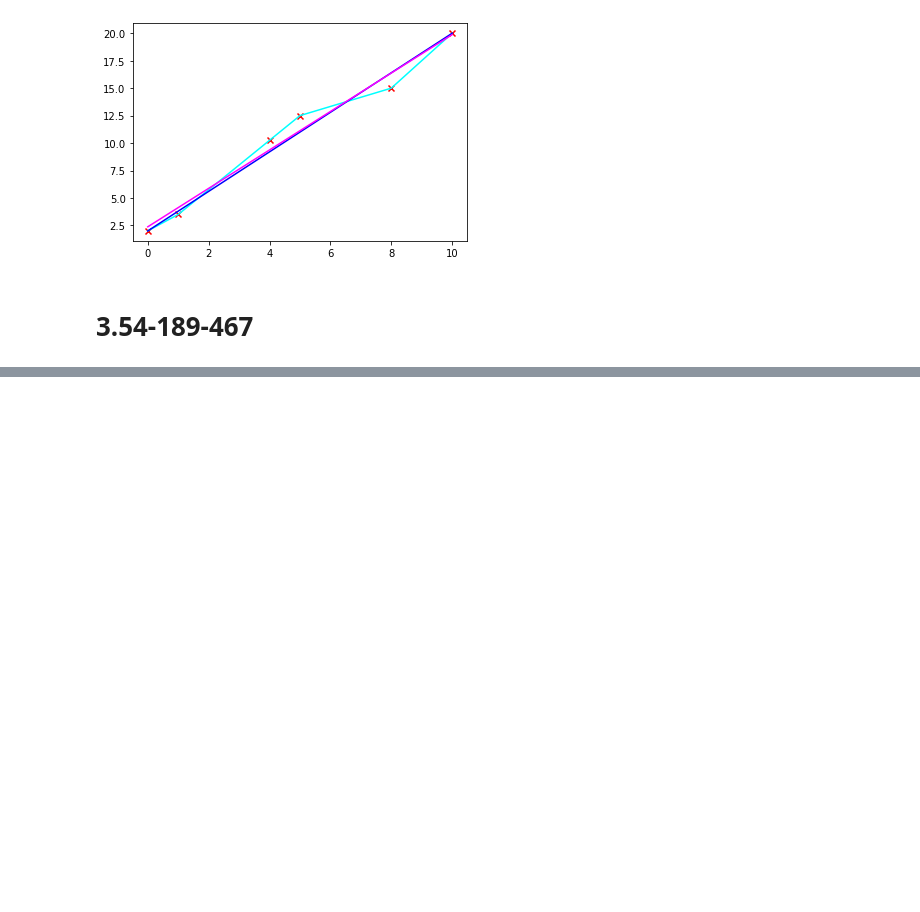
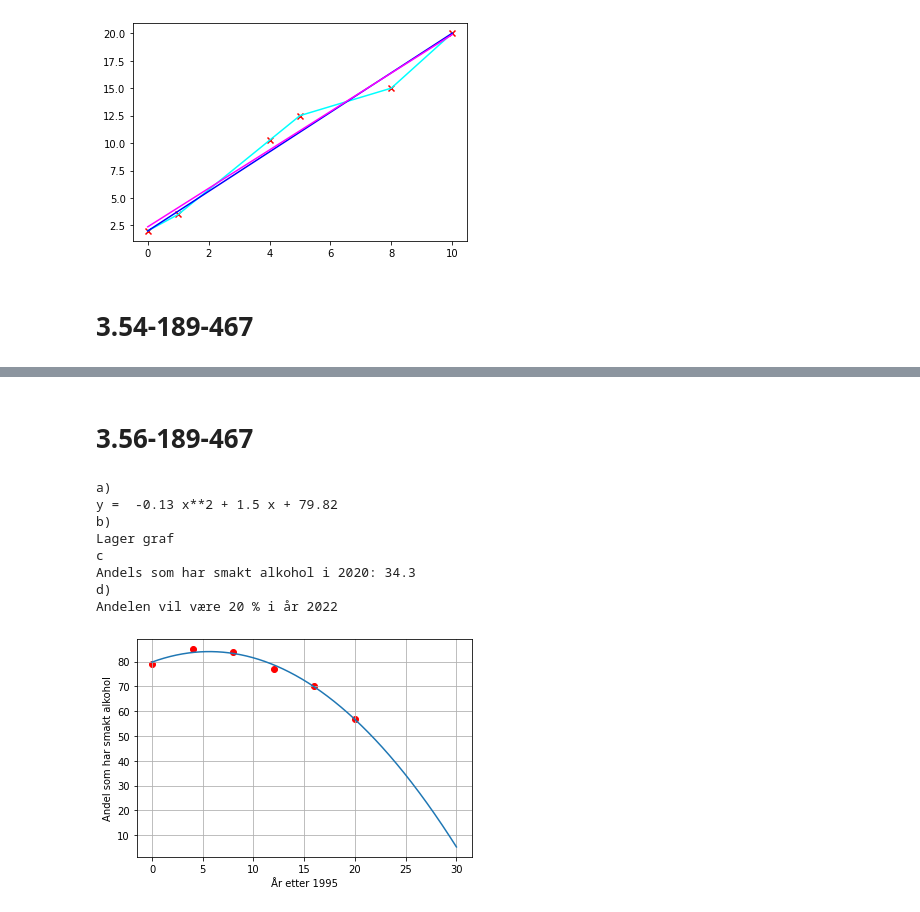
Before and after one commit to bitjungle/1T-Monster, a Jupyter notebook: kapittel-3.8.ipynb, the cells around one changed output, grey strips where cells are left out. Cells and saved outputs as stored; diff of their text form; code cells hidden in the pictures; blank space fills up the shorter version.

```diff
--- a/kapittel-3.8.ipynb
+++ b/kapittel-3.8.ipynb
@@ -81,0 +124,41 @@ y =  3.89 x + 33.71
+# %% [markdown]
+# 3.56-189-467
+# %%
+aar_etter_1995 = [0, 4, 8, 12, 16, 20]
+smakt_alkohol = [79, 85, 84, 77, 70, 57]
+
+print('a)')
+koeff = np.polyfit(aar_etter_1995, smakt_alkohol, 2)
+print('y = ', round(koeff[0], 2), 'x**2 +', round(koeff[1], 2), 'x +', round(koeff[2], 2))
+
+print('b)')
+print('Lager graf')
+xverdier = np.linspace(0, 30, 1000)
+yverdier = koeff[0]*xverdier**2 + koeff[1]*xverdier + koeff[2]
+plt.plot(xverdier, yverdier)
+plt.scatter(aar_etter_1995, smakt_alkohol, color='red')
+plt.xlabel('År etter 1995')
+plt.ylabel('Andel som har smakt alkohol')
+plt.grid()
+
+print('c')
+x = 2020 - 1995 # år etter 1995
+smakt_2020 = koeff[0]*x**2 + koeff[1]*x + koeff[2]
+print('Andels som har smakt alkohol i 2020:', round(smakt_2020, 1))
+
+print('d)')
+i = 0
+while yverdier[i] > 20:
+    i += 1
+aar = math.floor(1995 + xverdier[i])
+print('Andelen vil være 20 % i år', aar)
+# %% [output]
+a)
+y =  -0.13 x**2 + 1.5 x + 79.82
+b)
+Lager graf
+c
+Andels som har smakt alkohol i 2020: 34.3
+d)
+Andelen vil være 20 % i år 2022
+[figure, added]
```
Also changed, not shown: parts of 12 cells of this notebook, 7 other files.
